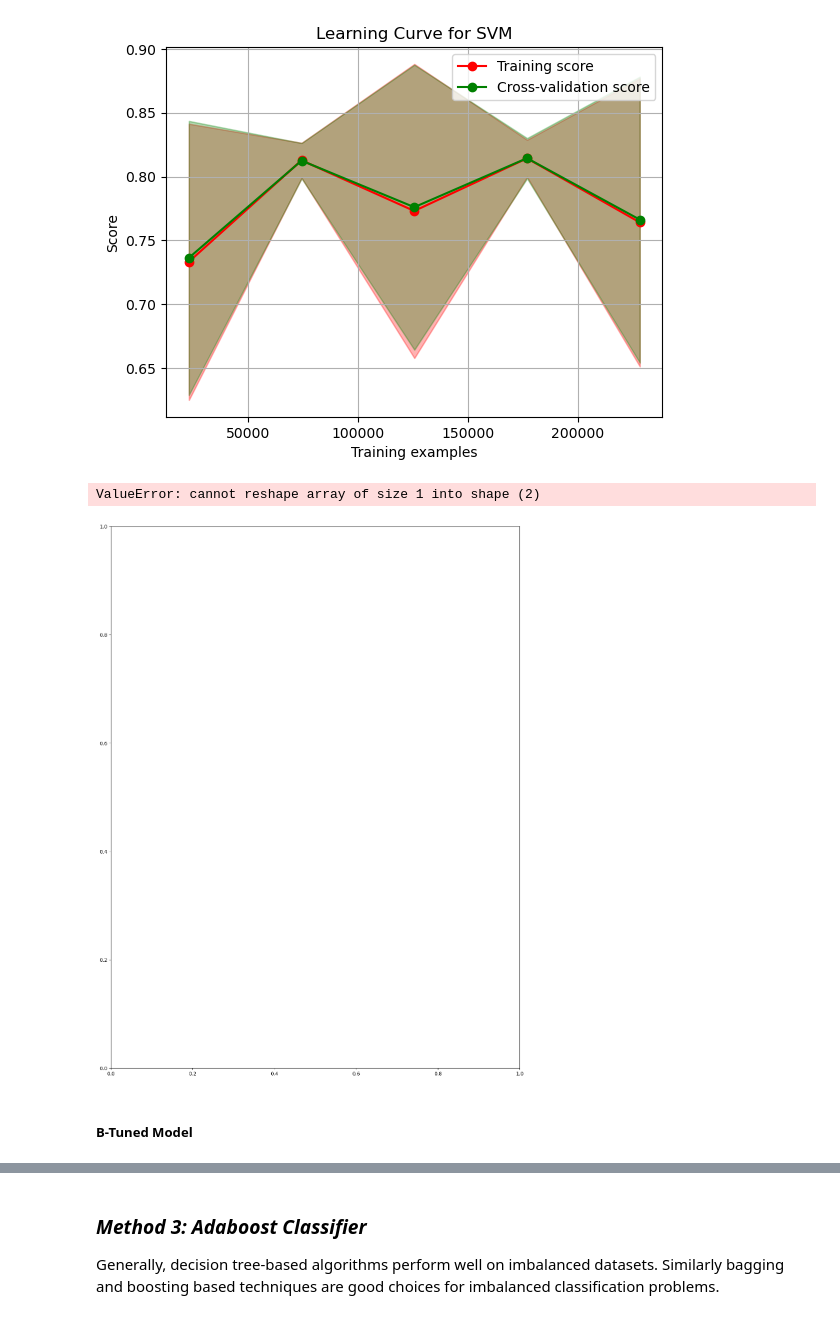
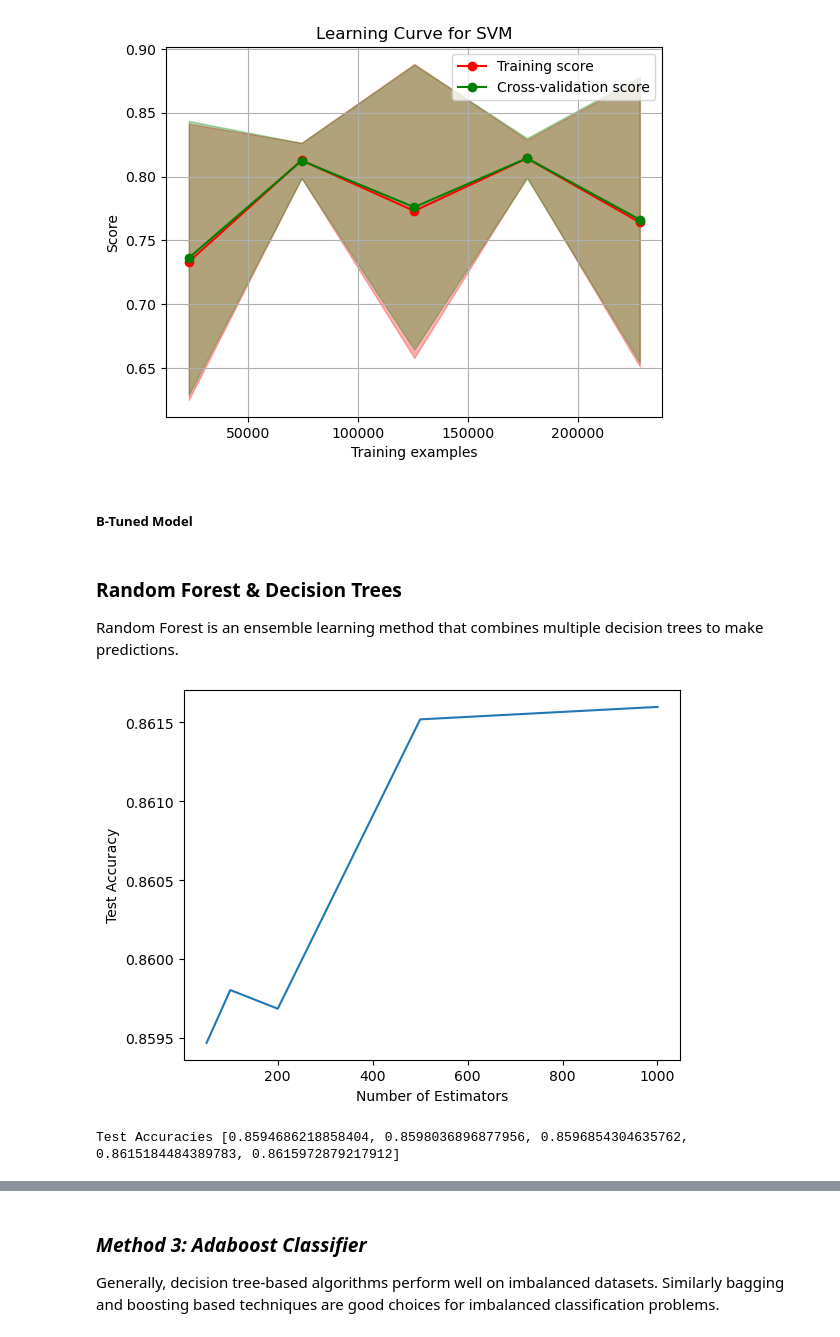
Before and after one commit to yasmineghanem/ML-Project, a Jupyter notebook: notebook.ipynb, the cells around one changed output, grey strips where cells are left out. Drawn from its saved outputs; the diff is of its cells as text; code cells hidden in the pictures.

```diff
--- a/notebook.ipynb
+++ b/notebook.ipynb
@@ -568,3 +675,0 @@ Testing Accuracy: 0.8635682749921161
-# %%
-svm = SVC(gamma='auto', kernel='linear', C=1.0, random_state=0)
-svm.fit(X_train, y_train)
@@ -573,8 +675,0 @@ SVC(gamma='auto', kernel='linear', random_state=0)
-# %%
-#################################################### Model Evaluation ####################################################
-# Evaluate model
-train_accuracy = accuracy_score(y_train, svm.predict(X_train))
-test_accuracy = accuracy_score(y_test, svm.predict(X_test))
-
-print("Training Accuracy:", train_accuracy)
-print("Testing Accuracy:", test_accuracy)
@@ -650,25 +742,22 @@ plt.show()
 # %% [output]
 [figure]
 # %%
-# Model's Features Dependencies
-'''
-This is to show the relationship between a feature and the model's predictions (with all other features constant)
+# # Model's Features Dependencies
+# '''
+# This is to show the relationship between a feature and the model's predictions (with all other features constant)
 
-'''
-from sklearn.inspection import PartialDependenceDisplay
-fig, ax = plt.subplots(figsize=(15, 20), )
-target_class = 0  # specify the target class
-PartialDependenceDisplay.from_estimator(
-	svm_model, features, features.columns, ax=ax, target=target_class)
+# '''
+# from sklearn.inspection import PartialDependenceDisplay
+# fig, ax = plt.subplots(figsize=(15, 20), )
+# target_class = 0  # specify the target class
+# PartialDependenceDisplay.from_estimator(
+# 	svm_model, features, features.columns, ax=ax, target=target_class)
 
-# Increase spacing between subplots
-fig.subplots_adjust(wspace=0.3, hspace=0.3)
-fig.suptitle(f'Partial Dependence Plots for SVM (Target Class: {target_class})')
-fig.tight_layout()
-plt.show()
+# # Increase spacing between subplots
+# fig.subplots_adjust(wspace=0.3, hspace=0.3)
+# fig.suptitle(f'Partial Dependence Plots for SVM (Target Class: {target_class})')
+# fig.tight_layout()
+# plt.show()
-# %% [output]
-ValueError: cannot reshape array of size 1 into shape (2)
-[figure, removed]
 # %% [markdown]
 ##### B-Tuned Model
 # %%
@@ -687,3 +776,35 @@ class_weight: Weights associated with classes. This parameter is particularly us
 verbose: Controls the verbosity of the SVC algorithm.
 max_iter: Maximum number of iterations for the solver to converge. The default is -1, which means no limit.
 '''
+# %% [markdown]
+### Random Forest & Decision Trees
+ Random Forest is an ensemble learning method that combines multiple decision trees to make predictions.
+# %%
+# try different number of estimators
+n_estimators_options = [50, 100, 200, 500, 1000]
+test_accuracies = [] # the accuracy of the final model for each number of estimator
+
+# loop on all the different options for the number of estimators
+# the default base classifier is the decision tree
+for n_estimators in n_estimators_options:
+
+    # create the adaboost classifies with the current number of estimators
+    rf_model = RandomForestClassifier(n_estimators=n_estimators)
+
+    # fit the rf_model => training
+    rf_model.fit(X_train, y_train)
+
+    # calculate the accuracy of the rf_model on the test set
+    test_accuracy = accuracy_score(y_test, rf_model.predict(X_test))
+    test_accuracies.append(test_accuracy)
+
+# plot the test accuracies for each number of estimators
+plt.plot(n_estimators_options, test_accuracies)
+plt.xlabel('Number of Estimators')
+plt.ylabel('Test Accuracy')
+plt.show()
+
+print("Test Accuracies" ,test_accuracies)
+# %% [output]
+[figure, added]
+Test Accuracies [0.8594686218858404, 0.8598036896877956, 0.8596854304635762, 0.8615184484389783, 0.8615972879217912]
```
Also changed, not shown: parts of 10 cells of this notebook, 3 other files.
